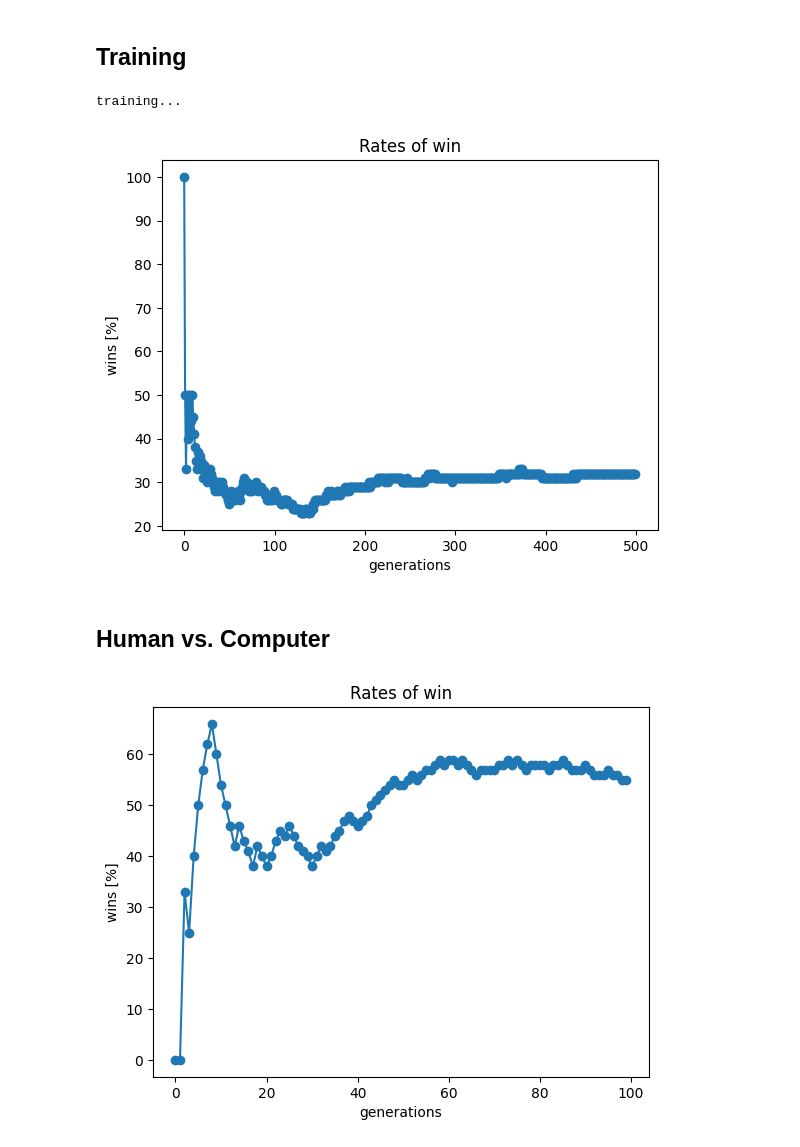
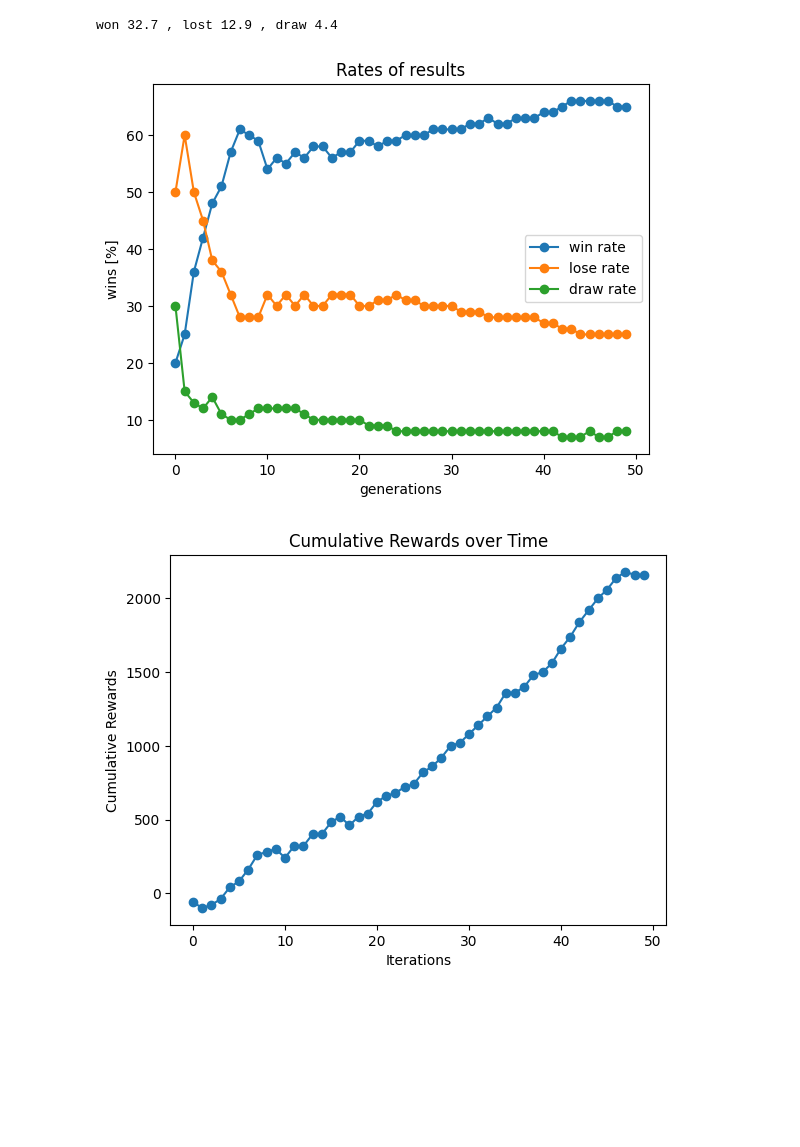
Before and after one commit to leighannelem/checkersRL_math156_24, a Jupyter notebook: new_notebook.ipynb, the cells around one changed output. Drawn from its saved outputs; the diff is of its cells as text; code cells hidden in the pictures; blank space fills up the shorter version.

```diff
--- a/new_notebook.ipynb
+++ b/new_notebook.ipynb
@@ -19,12 +20,10 @@ won 22.0 , lost 1.0 , draw 17.0
-# %% [markdown]
-## Training
 # %%
 p1 = Player("p1")
 p2 = Player("p2")
+st = State(p1, p2)
 
-st = State(p1, p2)
-print("training...")
-st.play(500)
+train.GetModel(st, playtype="self", rounds=50)
 # %% [output]
-training...
+won 32.7 , lost 12.9 , draw 4.4
-[figure, old version]
+[figure, new version]
+[figure, added]
@@ -34,12 +29,0 @@ p2.savePolicy()
-# %% [markdown]
-## Human vs. Computer
-# %%
-p1 = Player("computer", exp_rate=0) #takes random action 0% of time
-p1.loadPolicy("policy_p1")
-
-p3 = Player("random", exp_rate=1)
-
-st = State(p1, p3)
-st.play(100)
-# %% [output]
-[figure, removed]
```
Also changed, not shown: parts of 3 cells of this notebook, 4 other files.
